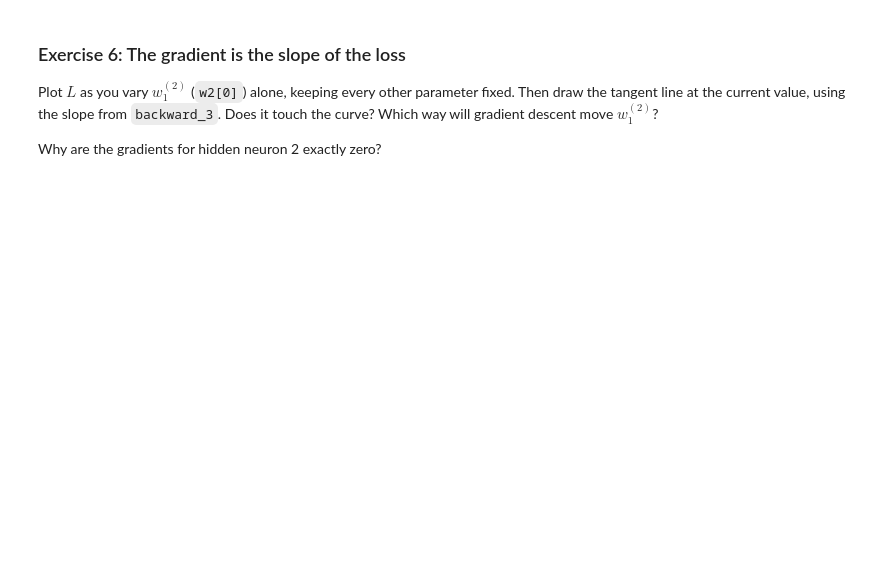
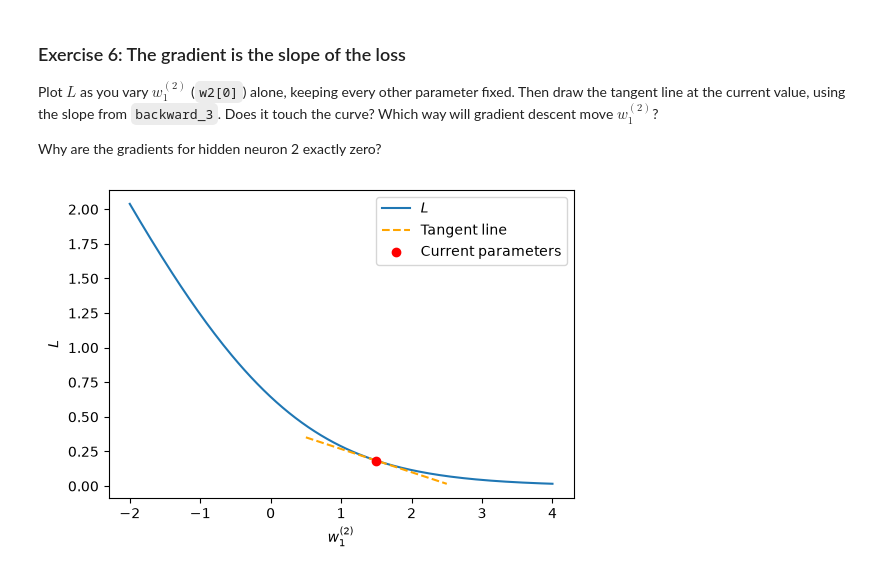
Before and after one commit to izaanabdali/machine_learning_SPC_5003, a Jupyter notebook: Week 5/Tutorial_5_Clean.ipynb, the cells around one changed output. Saved outputs shown, nothing was run; the diff lists cells and outputs as text; code cells hidden in the pictures; blank space fills up the shorter version.

```diff
--- a/Week 5/Tutorial_5_Clean.ipynb
+++ b/Week 5/Tutorial_5_Clean.ipynb
@@ -368,12 +368,20 @@ True
 Both hidden neurons share $\partial L/\partial z^{(2)}$, then each goes back through its own $w^{(2)}_j$ and its own ReLU.
 # %%
 def backward_3(x, y, w2, z1, a1, a2):
-    """Backward pass for forward_3. Returns dL/dw1, dL/db1, dL/dw2, dL/db2 (same shapes as the parameters)."""
-    # TODO: output neuron
 
-    # TODO: hidden layer (arrays of length 2)
+    # Output layer
+    dl_dz2 = a2 - y
+    dl_dw2 = dl_dz2 * a1
+    dl_db2 = dl_dz2
 
-    return
+    # Hidden layer
+    dl_da1 = dl_dz2 * w2
+    dl_dz1 = dl_da1 * relu_slope(z1)
+
+    dl_dw1 = dl_dz1 * x
+    dl_db1 = dl_dz1
+
+    return dl_dw1, dl_db1, dl_dw2, dl_db2
 # %%
 dLdw1, dLdb1, dLdw2, dLdb2 = backward_3(x, y, w2_init, z1, a1, a2)
 print(f"dL/dw1 = {dLdw1}, dL/db1 = {dLdb1}, dL/dw2 = {dLdw2}, dL/db2 = {dLdb2}")
@@ -391,25 +402,58 @@ Why are the gradients for hidden neuron 2 exactly zero?
 # %%
 w_values = np.linspace(-2, 4, 200)
 losses = []
 
 for w in w_values:
     w2_try = w2_init.copy()
-    # TODO: set w2_try[0] to w which corresponds to the first weight of the second layer, then append the loss to losses
+    w2_try[0] = w
 
     losses.append(loss_3(w1_init, b1_init, w2_try, b2_init))
 
-# TODO: the slope dL/dw2_1 at the current parameters, from backward_3
+# Calculate the gradient at the current parameters
+z1, a1, z2, a2 = forward_3(x, w1_init, b1_init, w2_init, b2_init)
 
+dl_dw1, dl_db1, dl_dw2, dl_db2 = backward_3(
+    x, y, w2_init, z1, a1, a2
+)
 
-w_now = w2_try[0]
-L_now = loss_3(w1_init, b1_init, w_now, b2_init)
+# Gradient with respect to the first output weight
+slope = dl_dw2[0]
 
+# Current weight and loss
+w_now = w2_init[0]
+L_now = loss_3(w1_init, b1_init, w2_init, b2_init)
+
+# Plot the loss curve
 fig, ax = plt.subplots(figsize=(6, 4))
+
 ax.plot(w_values, losses, label="$L$")
-# TODO: plot the tangent line L_now + slope * (w - w_now) for w between w_now - 1 and w_now + 1
 
-ax.scatter([w_now], [L_now], color="red", zorder=3)
+# Plot the tangent line
+w_tangent = np.linspace(w_now - 1, w_now + 1, 100)
+
+L_tangent = L_now + slope * (w_tangent - w_now)
+
+ax.plot(
+    w_tangent,
+    L_tangent,
+    color="orange",
+    linestyle="--",
+    label="Tangent line"
+)
+
+# Mark the current weight and loss
+ax.scatter(
+    [w_now],
+    [L_now],
+    color="red",
+    zorder=3,
+    label="Current parameters"
+)
+
 ax.set_xlabel("$w^{(2)}_1$")
 ax.set_ylabel("$L$")
 ax.legend()
+
 plt.show()
+# %% [output]
+[figure, added]
```
Also changed, not shown: parts of 1 cell of this notebook.
